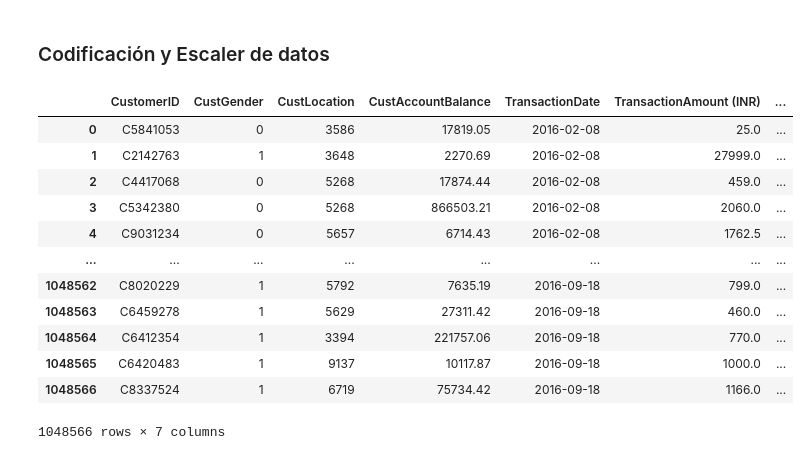
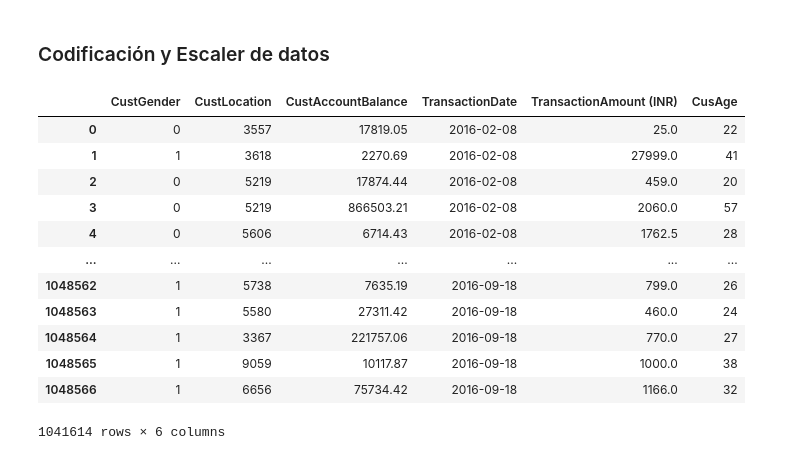
Before and after one commit to DanielMorales1103/Lab4-IA, a Jupyter notebook: lab4.ipynb, the cells around one changed output. Saved outputs shown, nothing was run; the diff lists cells and outputs as text; code cells hidden in the pictures.

```diff
--- a/lab4.ipynb
+++ b/lab4.ipynb
@@ -60,0 +74,3 @@ df.drop(df[df['CustGender']=='T'].index,inplace=True)
+# %%
+df.dropna(inplace=True)
+df.isnull().sum()
@@ -123,0 +151,25 @@ total_spent_per_customer
+# %%
+df1 = df.copy()
+# Distribución de clientes por género
+plt.figure(figsize=(6, 4))
+sns.countplot(x='CustGender',data = df1, palette='pastel')
+plt.title('Clientes por género')
+plt.show()
+
+# Edad de clientes
+plt.figure(figsize=(10, 6))
+sns.histplot(df1['CusAge'], bins=30, kde=True, color='skyblue')
+plt.title('Distribución de edad por cliente')
+plt.xlabel('Edad')
+plt.ylabel('Número de clientes')
+plt.show()
+
+# Locación del número de clientes
+location_counts = df1['CustLocation'].value_counts().nlargest(10)
+plt.figure(figsize=(12, 6))
+sns.barplot(x=location_counts.index, y=location_counts.values, palette='viridis')
+plt.title('Top 10 locaciones con el mayor número de clietnes')
+plt.xlabel('Locación')
+plt.ylabel('Número de clientes')
+plt.xticks(rotation=45, ha='right')
+plt.show()
@@ -126,23 +182,23 @@ total_spent_per_customer
 # %%
 from sklearn.preprocessing import LabelEncoder
 
-df.drop(columns=['TransactionID', 'CustomerDOB', 'TransactionTime'], axis=1, inplace=True)
+df1.drop(columns=['TransactionID', 'CustomerDOB', 'TransactionTime'], axis=1, inplace=True)
 
 encoder = LabelEncoder()
-df['CustGender'] = encoder.fit_transform(df['CustGender'])
-df['CustLocation'] = encoder.fit_transform(df['CustLocation'])
+df1['CustGender'] = encoder.fit_transform(df['CustGender'])
+df1['CustLocation'] = encoder.fit_transform(df['CustLocation'])
 df
 # %% [output]
-|  | CustomerID | CustGender | CustLocation | CustAccountBalance | TransactionDate | TransactionAmount (INR) | ... |
-| 0 | C5841053 | 0 | 3586 | 17819.05 | 2016-02-08 | 25.0 | ... |
-| 1 | C2142763 | 1 | 3648 | 2270.69 | 2016-02-08 | 27999.0 | ... |
-| 2 | C4417068 | 0 | 5268 | 17874.44 | 2016-02-08 | 459.0 | ... |
-| 3 | C5342380 | 0 | 5268 | 866503.21 | 2016-02-08 | 2060.0 | ... |
-| 4 | C9031234 | 0 | 5657 | 6714.43 | 2016-02-08 | 1762.5 | ... |
-| ... | ... | ... | ... | ... | ... | ... | ... |
-| 1048562 | C8020229 | 1 | 5792 | 7635.19 | 2016-09-18 | 799.0 | ... |
-| 1048563 | C6459278 | 1 | 5629 | 27311.42 | 2016-09-18 | 460.0 | ... |
-| 1048564 | C6412354 | 1 | 3394 | 221757.06 | 2016-09-18 | 770.0 | ... |
-| 1048565 | C6420483 | 1 | 9137 | 10117.87 | 2016-09-18 | 1000.0 | ... |
-| 1048566 | C8337524 | 1 | 6719 | 75734.42 | 2016-09-18 | 1166.0 | ... |
+|  | CustGender | CustLocation | CustAccountBalance | TransactionDate | TransactionAmount (INR) | CusAge |
+| 0 | 0 | 3557 | 17819.05 | 2016-02-08 | 25.0 | 22 |
+| 1 | 1 | 3618 | 2270.69 | 2016-02-08 | 27999.0 | 41 |
+| 2 | 0 | 5219 | 17874.44 | 2016-02-08 | 459.0 | 20 |
+| 3 | 0 | 5219 | 866503.21 | 2016-02-08 | 2060.0 | 57 |
+| 4 | 0 | 5606 | 6714.43 | 2016-02-08 | 1762.5 | 28 |
+| ... | ... | ... | ... | ... | ... | ... |
+| 1048562 | 1 | 5738 | 7635.19 | 2016-09-18 | 799.0 | 26 |
+| 1048563 | 1 | 5580 | 27311.42 | 2016-09-18 | 460.0 | 24 |
+| 1048564 | 1 | 3367 | 221757.06 | 2016-09-18 | 770.0 | 27 |
+| 1048565 | 1 | 9059 | 10117.87 | 2016-09-18 | 1000.0 | 38 |
+| 1048566 | 1 | 6656 | 75734.42 | 2016-09-18 | 1166.0 | 32 |
-1048566 rows × 7 columns
+1041614 rows × 6 columns
```
Also changed, not shown: parts of 13 cells of this notebook.
